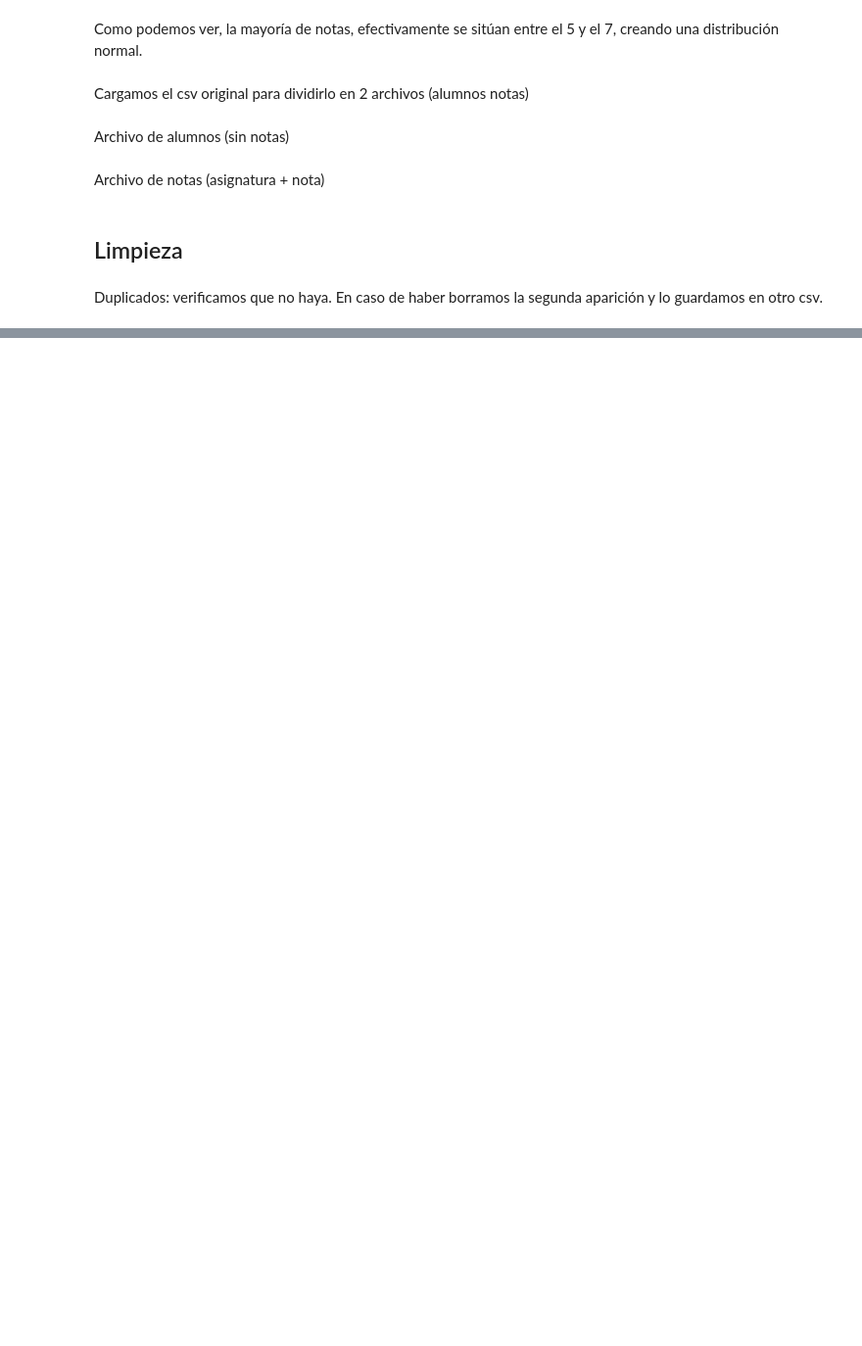
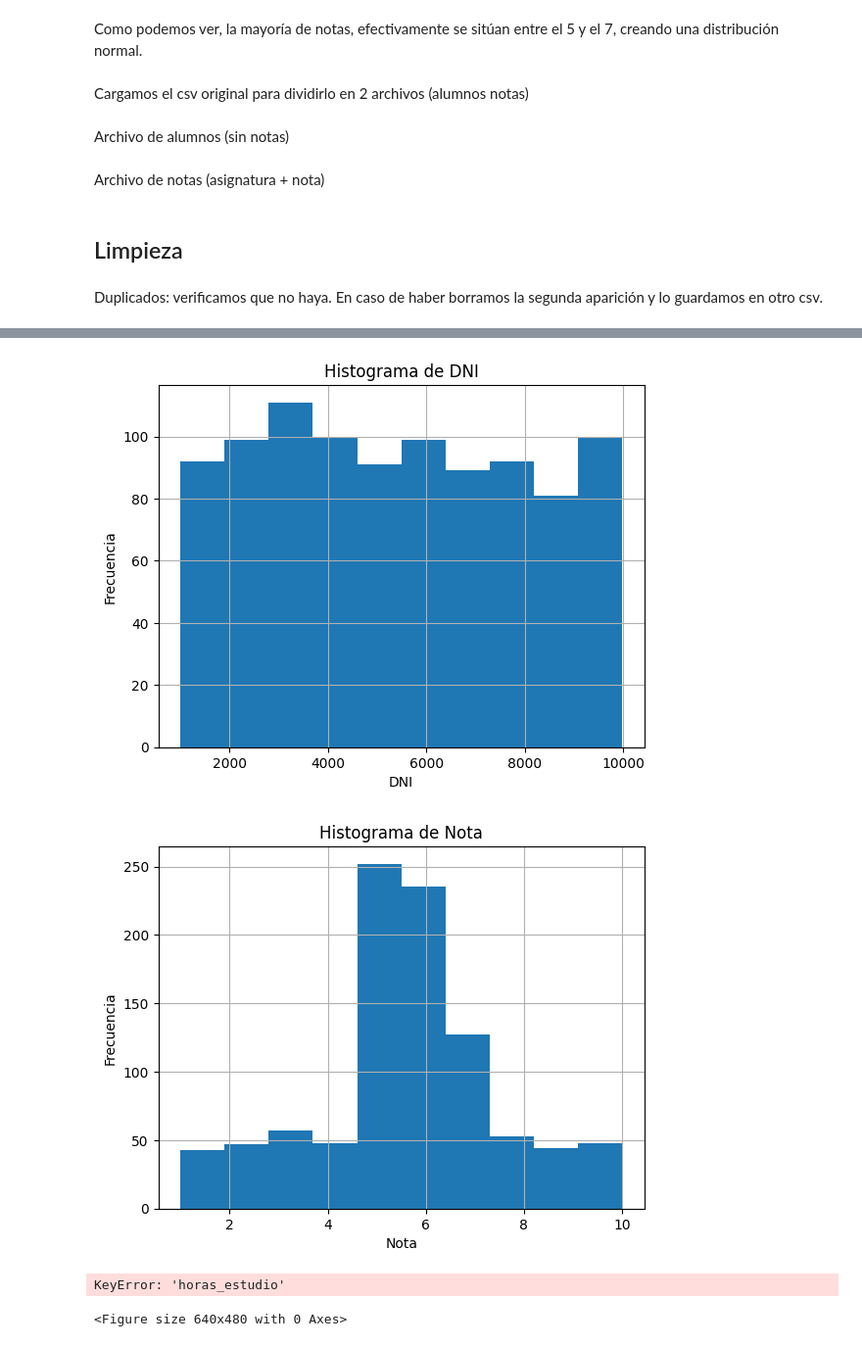
Before and after one commit to GaizkaMiranda/Analisis, a Jupyter notebook: notebook.ipynb, the cells around one changed output, grey strips where cells are left out. Shown at 98% size. Cells and saved outputs as stored; diff of their text form; code cells hidden in the pictures; blank space fills up the shorter version.

Commit message:
subo algunas visualizaciones

```diff
--- a/notebook.ipynb
+++ b/notebook.ipynb
@@ -103,0 +175,45 @@ df_sin_duplicados.to_csv("alumnos_deusto_sin_duplicados.csv", index=False)
+# %%
+import matplotlib.pyplot as plt
+
+# A) Histogramas de todas las variables numéricas
+num_cols = df.select_dtypes(include='number').columns
+for col in num_cols:
+    plt.figure()
+    df[col].hist(bins=10)
+    plt.title(f'Histograma de {col}')
+    plt.xlabel(col)
+    plt.ylabel('Frecuencia')
+    plt.show()
+
+# B) Scatter: ejemplo horas_estudio vs nota (ajusta nombres)
+plt.figure()
+plt.scatter(df['horas_estudio'], df['Nota'])
+plt.title('Horas de Estudio vs. Nota')
+plt.xlabel('Horas de Estudio')
+plt.ylabel('Nota')
+plt.show()
+
+# C) Boxplot de notas por asignatura
+plt.figure(figsize=(8,5))
+df.boxplot(column='Nota', by='asignatura', rot=45)
+plt.title('Notas por Asignatura')
+plt.suptitle('')
+plt.xlabel('Asignatura')
+plt.ylabel('Nota')
+plt.show()
+
+# D) Matriz de correlación y heatmap
+import numpy as np
+corr = df[num_cols].corr()
+plt.figure(figsize=(6,5))
+plt.imshow(corr, interpolation='nearest', cmap='coolwarm')
+plt.colorbar()
+plt.xticks(range(len(corr)), corr.columns, rotation=45)
+plt.yticks(range(len(corr)), corr.columns)
+plt.title('Matriz de Correlación')
+plt.show()
+# %% [output]
+[figure, added]
+[figure, added]
+KeyError: 'horas_estudio'
+<Figure size 640x480 with 0 Axes>
```
Also changed, not shown: parts of 4 cells of this notebook, 5 other files.
